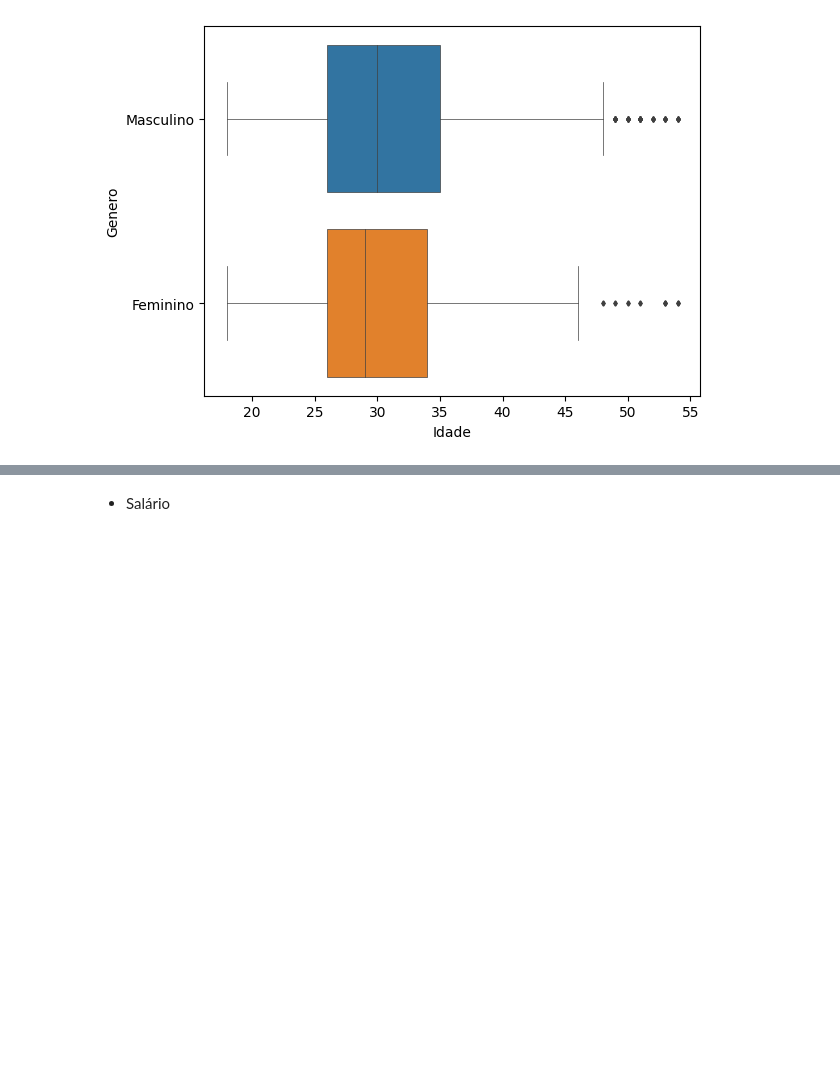
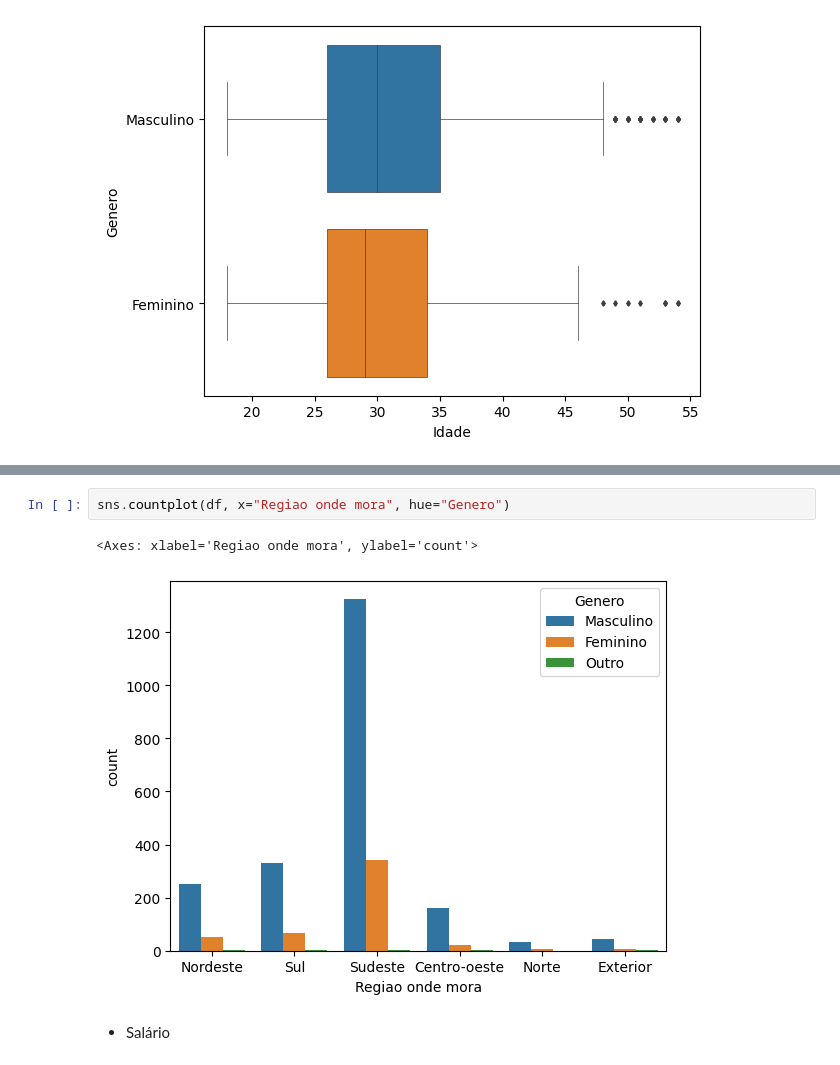
Before and after one commit to MayaraDM/ADA-DS_programming_techiniques_project, a Jupyter notebook: ProjetoV_analise.ipynb, the cells around one changed output, grey strips where cells are left out. Saved outputs shown, nothing was run; the diff lists cells and outputs as text; blank space fills up the shorter version.

```diff
--- a/ProjetoV_analise.ipynb
+++ b/ProjetoV_analise.ipynb
@@ -76,3 +127,8 @@ sns.boxplot(idade_genero,
+# %%
+sns.countplot(df, x="Regiao onde mora", hue="Genero")
+# %% [output]
+<Axes: xlabel='Regiao onde mora', ylabel='count'>
+[figure, added]
 # %% [markdown]
 - Salário
 # %% [markdown]
```
Also changed, not shown: parts of 12 cells of this notebook.
